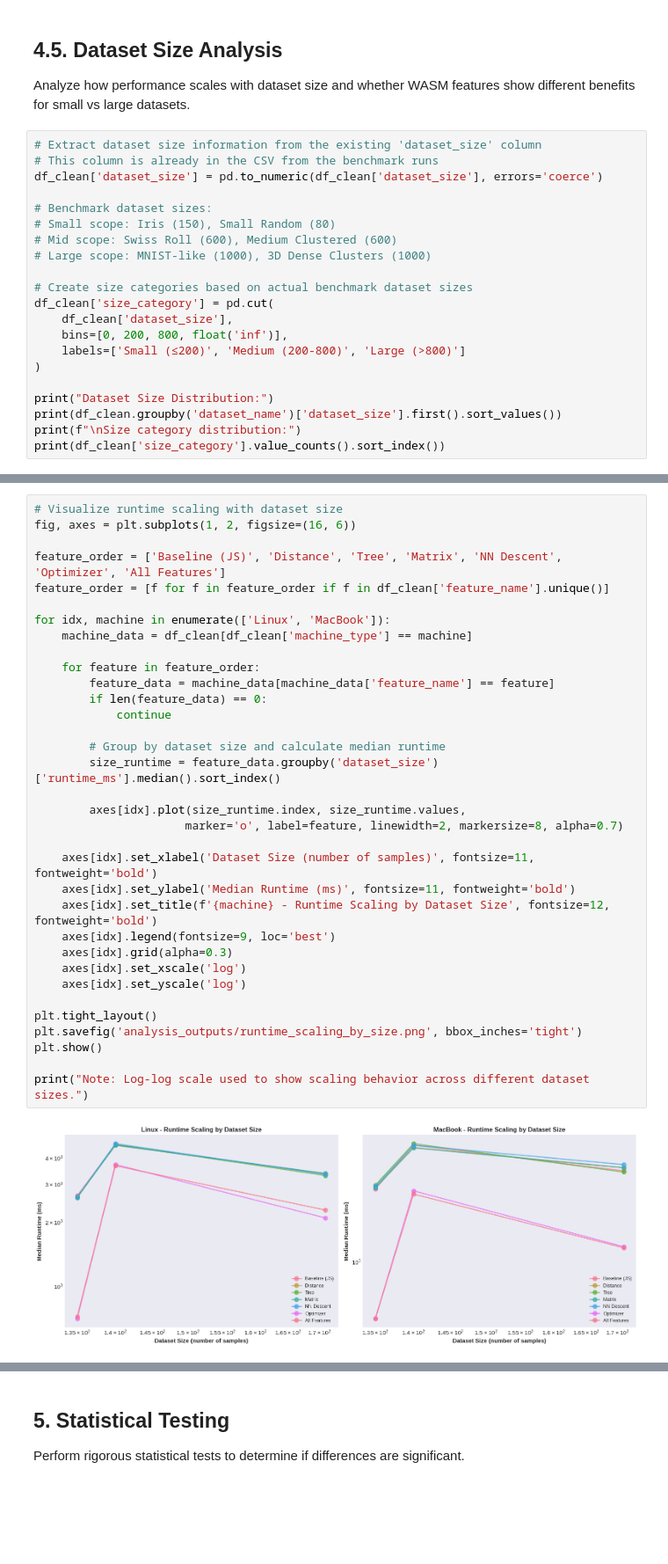
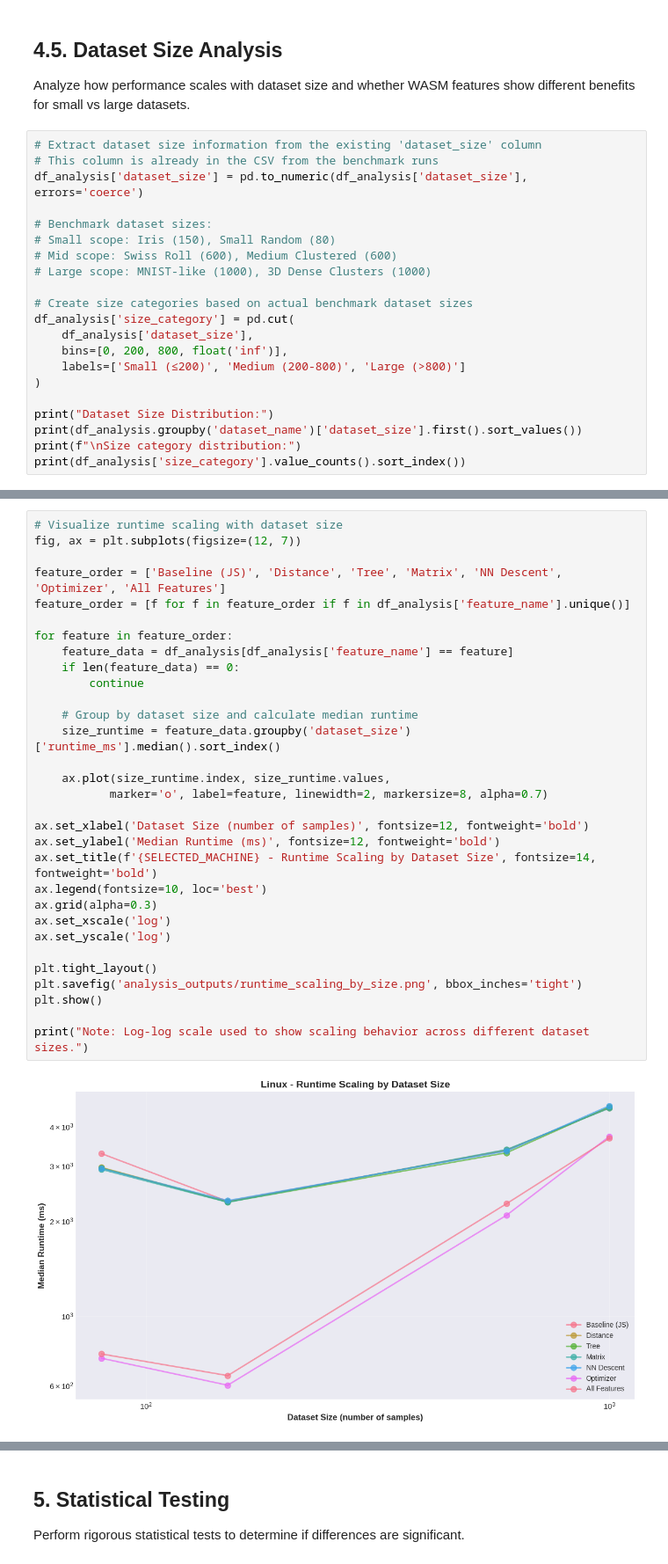
Before and after one commit to elarsaks/umap-bench, a Jupyter notebook: bench/analysis.ipynb, the cells around one changed output, grey strips where cells are left out. Shown at 88% size. Drawn from its saved outputs; the diff is of its cells as text; blank space fills up the shorter version.

```diff
--- a/bench/analysis.ipynb
+++ b/bench/analysis.ipynb
@@ -352,7 +362,7 @@ Analyze how performance scales with dataset size and whether WASM features show
 # %%
 # Extract dataset size information from the existing 'dataset_size' column
 # This column is already in the CSV from the benchmark runs
-df_clean['dataset_size'] = pd.to_numeric(df_clean['dataset_size'], errors='coerce')
+df_analysis['dataset_size'] = pd.to_numeric(df_analysis['dataset_size'], errors='coerce')
 
 # Benchmark dataset sizes:
 # Small scope: Iris (150), Small Random (80)
@@ -360,16 +370,16 @@ df_clean['dataset_size'] = pd.to_numeric(df_clean['dataset_size'], errors='coerc
 # Large scope: MNIST-like (1000), 3D Dense Clusters (1000)
 
 # Create size categories based on actual benchmark dataset sizes
-df_clean['size_category'] = pd.cut(
-    df_clean['dataset_size'],
+df_analysis['size_category'] = pd.cut(
+    df_analysis['dataset_size'],
     bins=[0, 200, 800, float('inf')],
     labels=['Small (≤200)', 'Medium (200-800)', 'Large (>800)']
 )
 
 print("Dataset Size Distribution:")
-print(df_clean.groupby('dataset_name')['dataset_size'].first().sort_values())
+print(df_analysis.groupby('dataset_name')['dataset_size'].first().sort_values())
 print(f"\nSize category distribution:")
-print(df_clean['size_category'].value_counts().sort_index())
+print(df_analysis['size_category'].value_counts().sort_index())
 # %% [output]
 Dataset Size Distribution:
 dataset_name
@@ -425,39 +435,36 @@ Summary statistics:
 # %%
 # Visualize runtime scaling with dataset size
-fig, axes = plt.subplots(1, 2, figsize=(16, 6))
+fig, ax = plt.subplots(figsize=(12, 7))
 
 feature_order = ['Baseline (JS)', 'Distance', 'Tree', 'Matrix', 'NN Descent', 'Optimizer', 'All Features']
-feature_order = [f for f in feature_order if f in df_clean['feature_name'].unique()]
+feature_order = [f for f in feature_order if f in df_analysis['feature_name'].unique()]
 
-for idx, machine in enumerate(['Linux', 'MacBook']):
-    machine_data = df_clean[df_clean['machine_type'] == machine]
+for feature in feature_order:
+    feature_data = df_analysis[df_analysis['feature_name'] == feature]
+    if len(feature_data) == 0:
+        continue
 
-    for feature in feature_order:
-        feature_data = machine_data[machine_data['feature_name'] == feature]
-        if len(feature_data) == 0:
-            continue
+    # Group by dataset size and calculate median runtime
+    size_runtime = feature_data.groupby('dataset_size')['runtime_ms'].median().sort_index()
 
-        # Group by dataset size and calculate median runtime
-        size_runtime = feature_data.groupby('dataset_size')['runtime_ms'].median().sort_index()
+    ax.plot(size_runtime.index, size_runtime.values,
+           marker='o', label=feature, linewidth=2, markersize=8, alpha=0.7)
 
-        axes[idx].plot(size_runtime.index, size_runtime.values,
-                      marker='o', label=feature, linewidth=2, markersize=8, alpha=0.7)
-
-    axes[idx].set_xlabel('Dataset Size (number of samples)', fontsize=11, fontweight='bold')
-    axes[idx].set_ylabel('Median Runtime (ms)', fontsize=11, fontweight='bold')
-    axes[idx].set_title(f'{machine} - Runtime Scaling by Dataset Size', fontsize=12, fontweight='bold')
-    axes[idx].legend(fontsize=9, loc='best')
-    axes[idx].grid(alpha=0.3)
-    axes[idx].set_xscale('log')
-    axes[idx].set_yscale('log')
+ax.set_xlabel('Dataset Size (number of samples)', fontsize=12, fontweight='bold')
+ax.set_ylabel('Median Runtime (ms)', fontsize=12, fontweight='bold')
+ax.set_title(f'{SELECTED_MACHINE} - Runtime Scaling by Dataset Size', fontsize=14, fontweight='bold')
+ax.legend(fontsize=10, loc='best')
+ax.grid(alpha=0.3)
+ax.set_xscale('log')
+ax.set_yscale('log')
 
 plt.tight_layout()
 plt.savefig('analysis_outputs/runtime_scaling_by_size.png', bbox_inches='tight')
 plt.show()
 
 print("Note: Log-log scale used to show scaling behavior across different dataset sizes.")
 # %% [output]
-[figure, old version]
+[figure, new version]
 Note: Log-log scale used to show scaling behavior across different dataset sizes.
 # %%
 # Analyze speedup by dataset size
```
Also changed, not shown: parts of 26 cells of this notebook, 47 other files.
